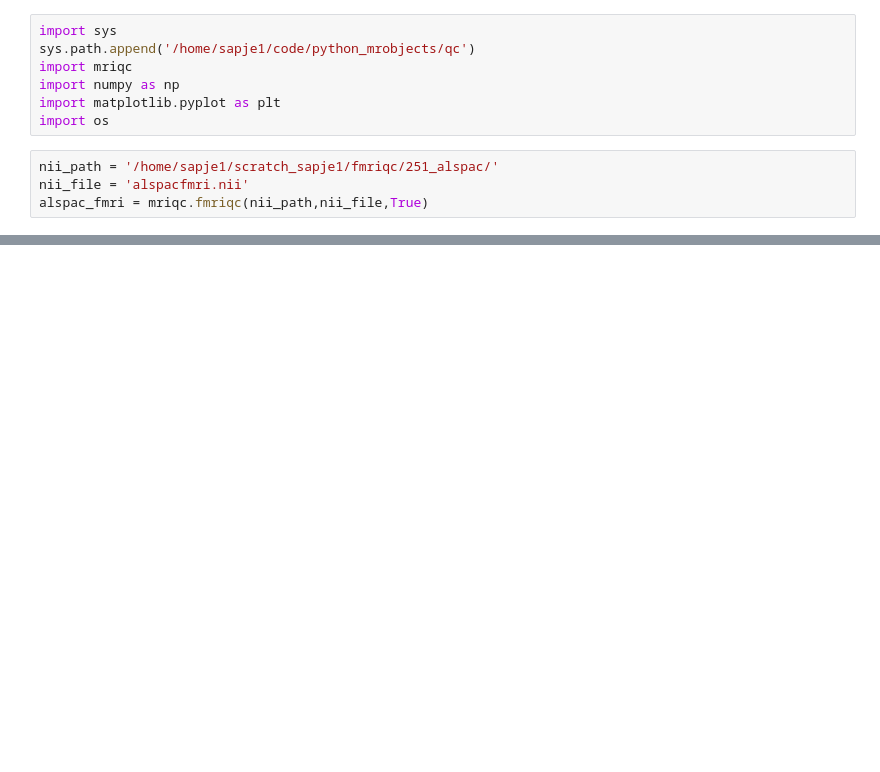
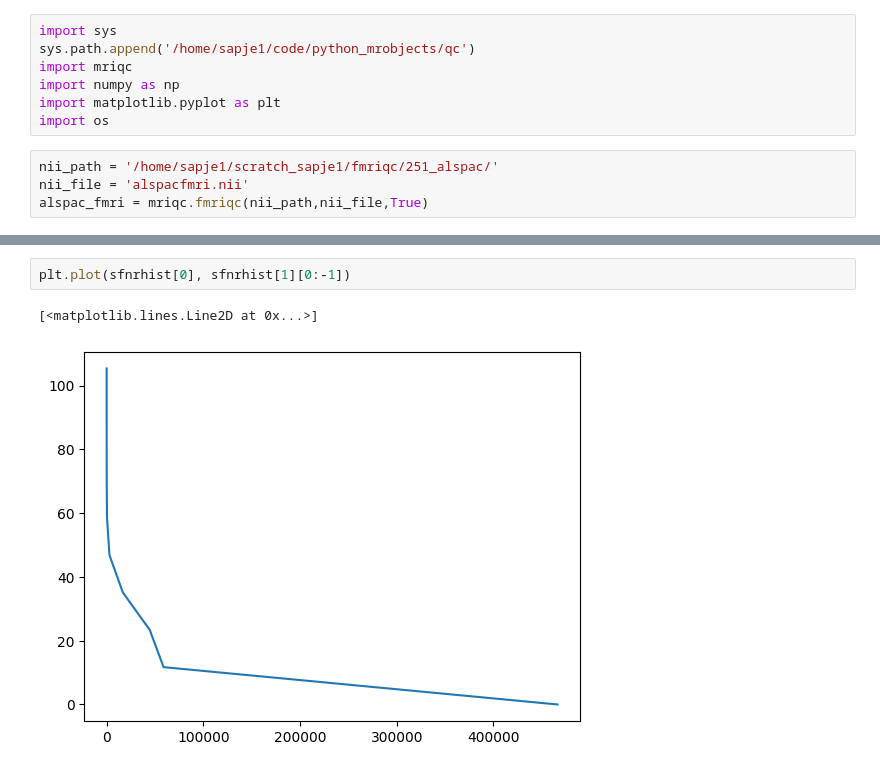
Before and after one commit to cjohnevans/MriQc, a Jupyter notebook: qc/fmriqc_htmltest.ipynb, the cells around one changed output, grey strips where cells are left out. Cells and saved outputs as stored; diff of their text form; blank space fills up the shorter version.

```diff
--- a/qc/fmriqc_htmltest.ipynb
+++ b/qc/fmriqc_htmltest.ipynb
@@ -16,0 +27,5 @@ alspac_fmri.create_report()
+# %%
+plt.plot(sfnrhist[0], sfnrhist[1][0:-1])
+# %% [output]
+[<matplotlib.lines.Line2D at 0x...>]
+[figure, added]
```
Also changed, not shown: parts of 5 cells of this notebook, 2 other files.
